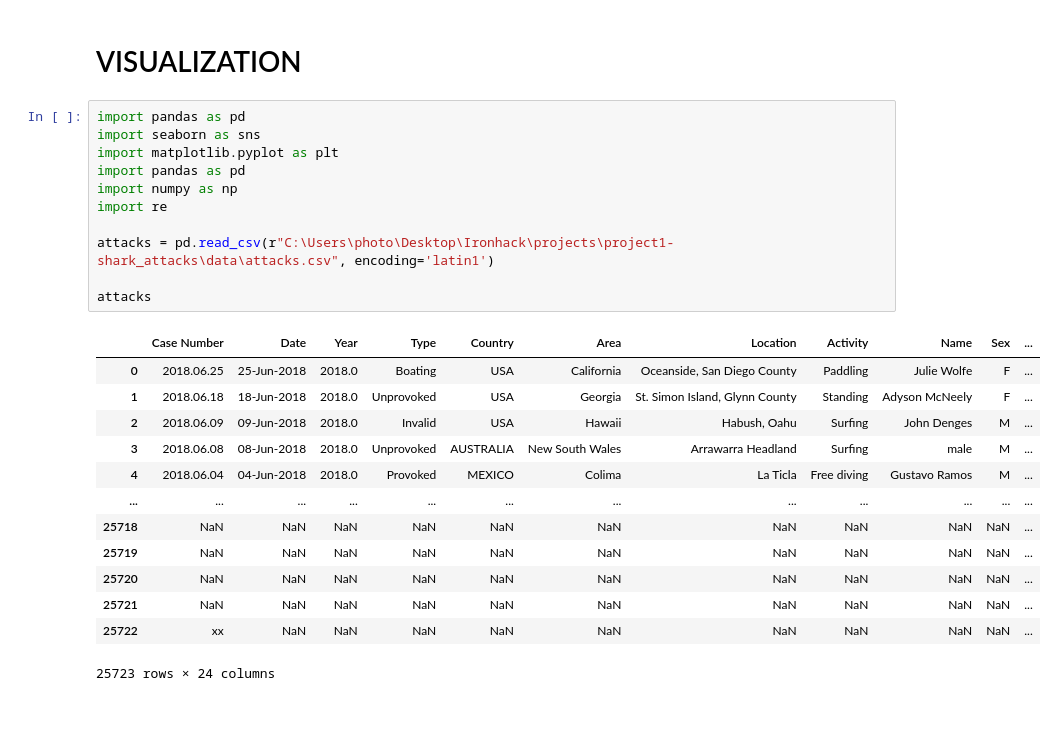
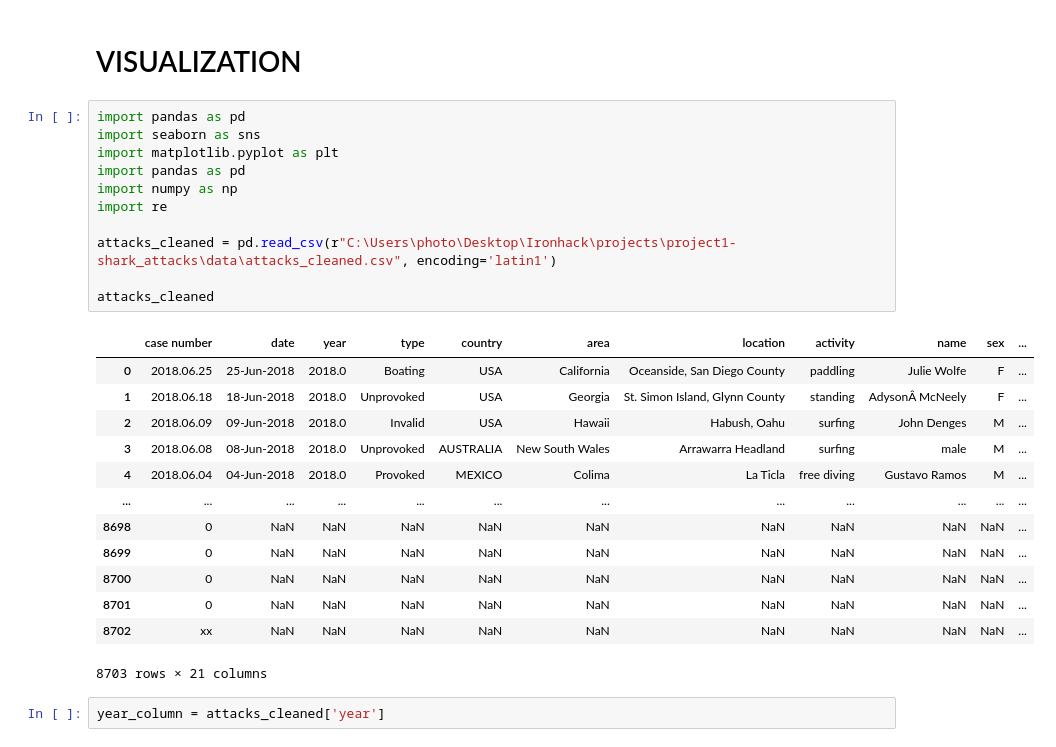
Before and after one commit to Estherkii/Shark-Attacks, a Jupyter notebook: src/visualization.ipynb, the cells around one changed output. Saved outputs shown, nothing was run; the diff lists cells and outputs as text; blank space fills up the shorter version.

```diff
--- a/src/visualization.ipynb
+++ b/src/visualization.ipynb
@@ -3,25 +3,27 @@
 # %%
 import pandas as pd
 import seaborn as sns
 import matplotlib.pyplot as plt
 import pandas as pd
 import numpy as np
 import re
 
-attacks = pd.read_csv(r"C:\Users\photo\Desktop\Ironhack\projects\project1-shark_attacks\data\attacks.csv", encoding='latin1')
+attacks_cleaned = pd.read_csv(r"C:\Users\photo\Desktop\Ironhack\projects\project1-shark_attacks\data\attacks_cleaned.csv", encoding='latin1')
 
-attacks
+attacks_cleaned
 # %% [output]
-|  | Case Number | Date | Year | Type | Country | Area | Location | Activity | Name | Sex | ... |
-| 0 | 2018.06.25 | 25-Jun-2018 | 2018.0 | Boating | USA | California | Oceanside, San Diego County | Paddling | Julie Wolfe | F | ... |
-| 1 | 2018.06.18 | 18-Jun-2018 | 2018.0 | Unprovoked | USA | Georgia | St. Simon Island, Glynn County | Standing | Adyson McNeely | F | ... |
-| 2 | 2018.06.09 | 09-Jun-2018 | 2018.0 | Invalid | USA | Hawaii | Habush, Oahu | Surfing | John Denges | M | ... |
-| 3 | 2018.06.08 | 08-Jun-2018 | 2018.0 | Unprovoked | AUSTRALIA | New South Wales | Arrawarra Headland | Surfing | male | M | ... |
-| 4 | 2018.06.04 | 04-Jun-2018 | 2018.0 | Provoked | MEXICO | Colima | La Ticla | Free diving | Gustavo Ramos | M | ... |
+|  | case number | date | year | type | country | area | location | activity | name | sex | ... |
+| 0 | 2018.06.25 | 25-Jun-2018 | 2018.0 | Boating | USA | California | Oceanside, San Diego County | paddling | Julie Wolfe | F | ... |
+| 1 | 2018.06.18 | 18-Jun-2018 | 2018.0 | Unprovoked | USA | Georgia | St. Simon Island, Glynn County | standing | AdysonÂ McNeely | F | ... |
+| 2 | 2018.06.09 | 09-Jun-2018 | 2018.0 | Invalid | USA | Hawaii | Habush, Oahu | surfing | John Denges | M | ... |
+| 3 | 2018.06.08 | 08-Jun-2018 | 2018.0 | Unprovoked | AUSTRALIA | New South Wales | Arrawarra Headland | surfing | male | M | ... |
+| 4 | 2018.06.04 | 04-Jun-2018 | 2018.0 | Provoked | MEXICO | Colima | La Ticla | free diving | Gustavo Ramos | M | ... |
 | ... | ... | ... | ... | ... | ... | ... | ... | ... | ... | ... | ... |
-| 25718 | NaN | NaN | NaN | NaN | NaN | NaN | NaN | NaN | NaN | NaN | ... |
-| 25719 | NaN | NaN | NaN | NaN | NaN | NaN | NaN | NaN | NaN | NaN | ... |
-| 25720 | NaN | NaN | NaN | NaN | NaN | NaN | NaN | NaN | NaN | NaN | ... |
-| 25721 | NaN | NaN | NaN | NaN | NaN | NaN | NaN | NaN | NaN | NaN | ... |
-| 25722 | xx | NaN | NaN | NaN | NaN | NaN | NaN | NaN | NaN | NaN | ... |
+| 8698 | 0 | NaN | NaN | NaN | NaN | NaN | NaN | NaN | NaN | NaN | ... |
+| 8699 | 0 | NaN | NaN | NaN | NaN | NaN | NaN | NaN | NaN | NaN | ... |
+| 8700 | 0 | NaN | NaN | NaN | NaN | NaN | NaN | NaN | NaN | NaN | ... |
+| 8701 | 0 | NaN | NaN | NaN | NaN | NaN | NaN | NaN | NaN | NaN | ... |
+| 8702 | xx | NaN | NaN | NaN | NaN | NaN | NaN | NaN | NaN | NaN | ... |
-25723 rows × 24 columns
+8703 rows × 21 columns
+# %%
+year_column = attacks_cleaned['year']
```
Also changed, not shown: parts of 1 cell of this notebook, 1 other file.
